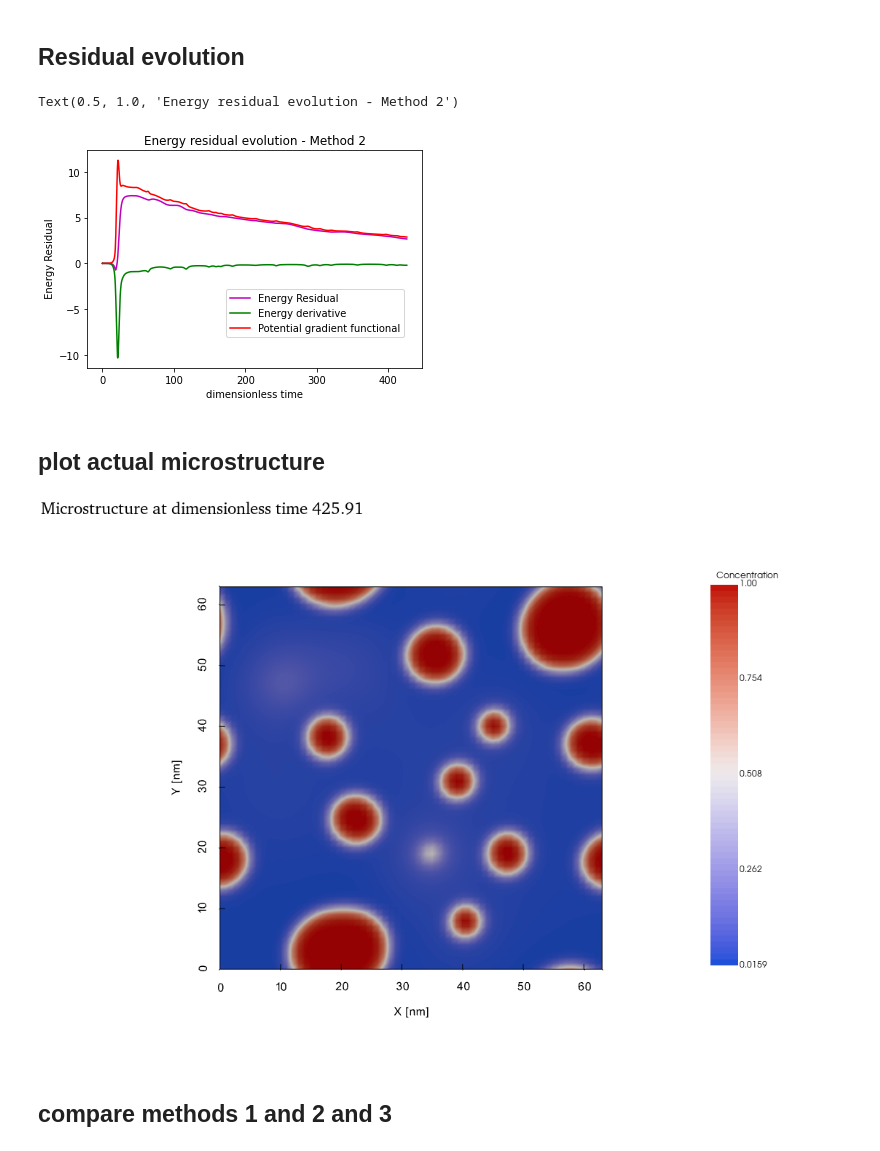
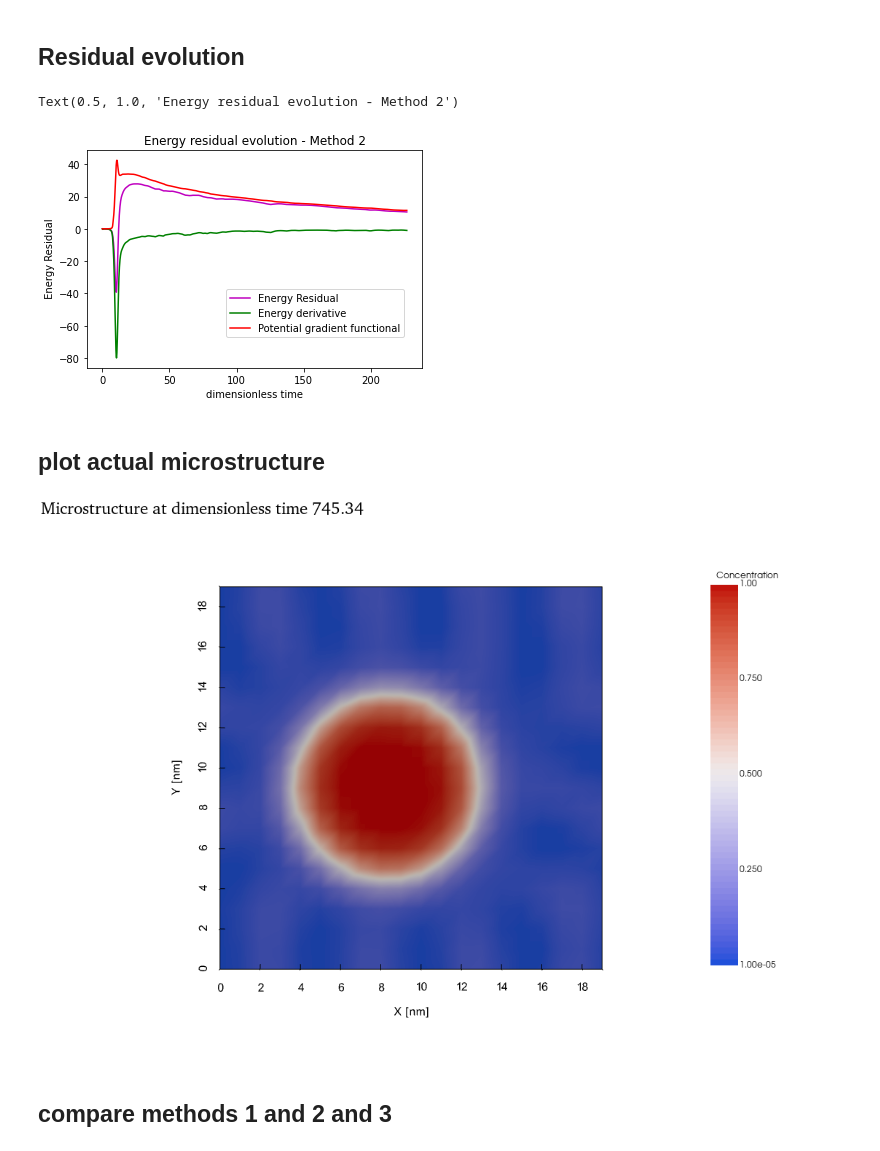
Before and after one commit to SFETNI/How-to-implement-Spinodal-decomposition, a Jupyter notebook: CH_3D_adaptive_stepping_Method_3.ipynb, the cells around one changed output. Cells and saved outputs as stored; diff of their text form; code cells hidden in the pictures.

```diff
--- a/CH_3D_adaptive_stepping_Method_3.ipynb
+++ b/CH_3D_adaptive_stepping_Method_3.ipynb
@@ -71,7 +67,7 @@ def ifft_(a):
 #@jit(nopython=True)
 def micro_ch_pre(Nx,Ny,Nz,c0):
     c=np.zeros((Nx,Ny,Nz))
-    noise=0
+    noise=0.01
     for i_x in range(Nx):
         for i_y in range(Ny):
             for i_z in range(Nz):
@@ -404,6 +400,6 @@ k,k2,k4,x,y,z=prepar_fft(Nx,dx_s,Ny,dy_s,Nz,dz_s,opt="3d")
 # input parameters are defined in the form of array for sensitivty analysis (loop on each paramter )
 array_dt_init=[0.1]      #  normalized time [-]
 array_resmin=[0.1]
-array_resmax=[30]  #np.arange(2,12,2)
+array_resmax=[10000]  #np.arange(2,12,2)
 array_theta=[1.1 ]
 # %%
@@ -510,7 +501,7 @@ for index in range(len(array_resmin)):    # to make possible the change of  simu
     #------------------
     # time steps and print parameters
     Nt=10 # trial
-    nstep=10000 #int(round(Nt/dtime)) #
+    nstep=1000 #int(round(Nt/dtime)) #
     endstep=nstep  # stop criteria
     nprint=100; # step to print
     # set fourier coefficient
@@ -539,7 +530,7 @@ for index in range(len(array_resmin)):    # to make possible the change of  simu
 
 
 
-    residual_deriv=1  # default valuefor the stop criteria
+    residual_deriv=1  # default value for the stop criteria
     flag=0   # to stop simulation
 
     t_start = time.time() # to compute CPU for each simulation
@@ -578,9 +569,10 @@ for index in range(len(array_resmin)):    # to make possible the change of  simu
 
                 # store computed variables
                 energy=calculate_energ(Nx,Ny,Nz,c,grad_coef)
-                if energy<50: #(ttime>268):
+                if (energy<7500):
                     print('break simulation')
                     endstep=istep
+                    plot_micro(c,"3D",ttime)
                     flag=1
                     break # break the while loop
 
@@ -841,24 +850,24 @@ Text(0, 0.5, 'Energy evolution')
 # %%
 # plot dtime versus time evolution
 #plt.plot(array_time,array_residus, label='Residus (FFT)',c='b')
-plt.plot(array_time[:endstep],array_residus_fd[:endstep], label='Energy Residual',c='m')
+plt.plot(array_time,array_residus_fd, label='Energy Residual',c='m')
 #plt.plot(array_time,array_energy_deriv, label='Energy derivative',c='g')
-plt.plot(array_time[:endstep],array_energy_deriv_fd[:endstep], label='Energy derivative',c='g')
+plt.plot(array_time,array_energy_deriv_fd, label='Energy derivative',c='g')
 #plt.plot(array_time,array_energy_potentiel_grad, label='Potentioel gradient functional',c='r')
-plt.plot(array_time[:endstep],array_energy_potentiel_grad_fd[:endstep], label='Potential gradient functional',c='r')
+plt.plot(array_time,array_energy_potentiel_grad_fd, label='Potential gradient functional',c='r')
 plt.legend(loc='center left', bbox_to_anchor=(0.4, 0.25))
 plt.xlabel('dimensionless time')
 plt.ylabel(' Energy Residual')
 plt.title('Energy residual evolution - Method 2')
 # %% [output]
 Text(0.5, 1.0, 'Energy residual evolution - Method 2')
-[figure, old version]
+[figure, new version]
 # %% [markdown]
 ## plot actual microstructure
 # %%
 plot_micro(c,'2D',ttime)
 # %% [output]
-[figure, old version]
+[figure, new version]
 # %% [markdown]
 ## compare methods 1 and 2 and 3
 # %%
```
Also changed, not shown: parts of 17 cells of this notebook, 7 other files.
